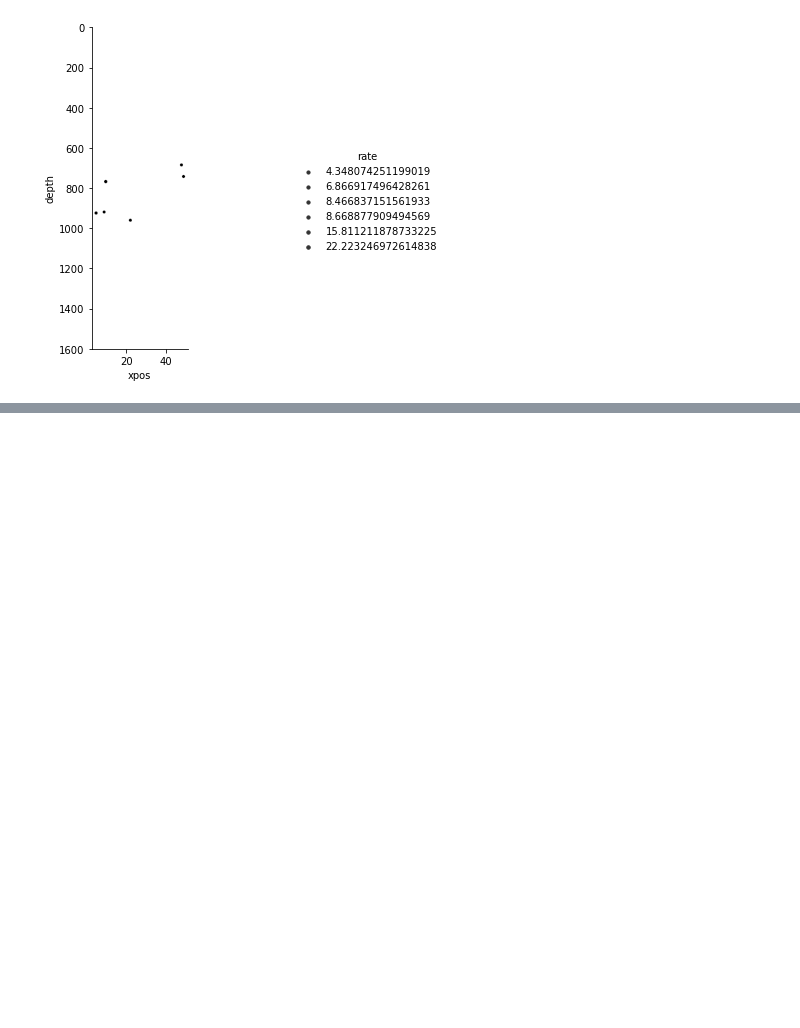
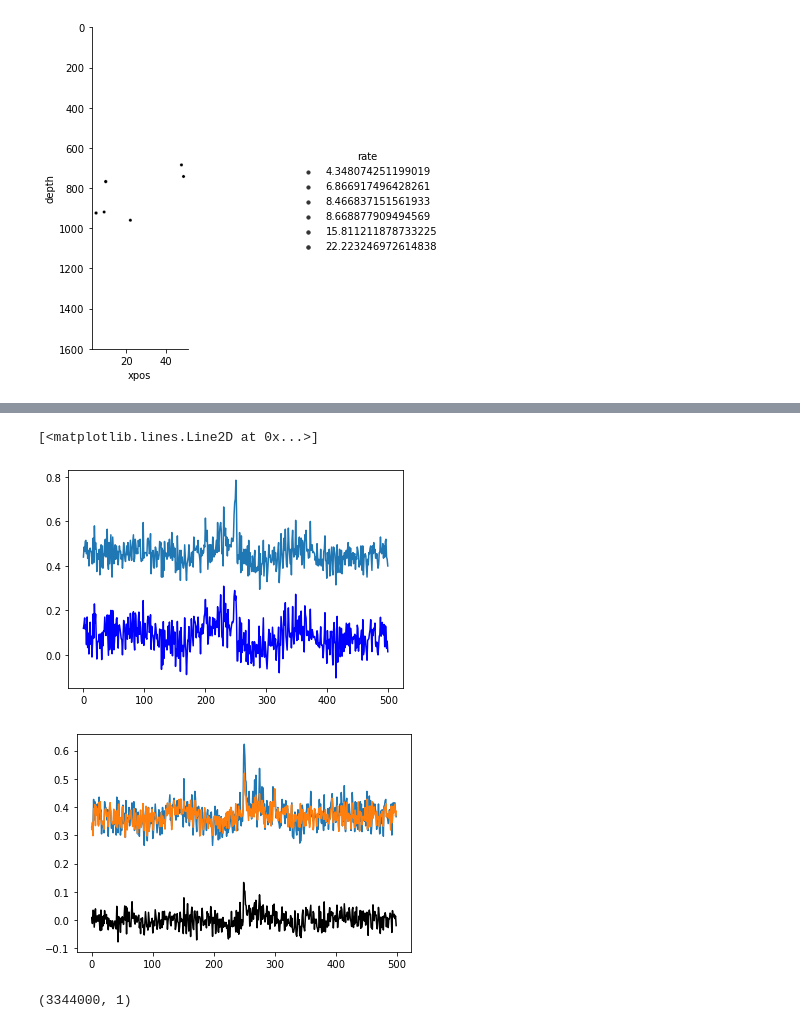
Before and after one commit to denmanlab/djd_notebooks, a Jupyter notebook: autobahn_makeNWB_3593.ipynb, the cells around one changed output, grey strips where cells are left out. Saved outputs shown, nothing was run; the diff lists cells and outputs as text; code cells hidden in the pictures; blank space fills up the shorter version.

```diff
--- a/autobahn_makeNWB_3593.ipynb
+++ b/autobahn_makeNWB_3593.ipynb
@@ -774,0 +868,28 @@ plt.gca().set_aspect(0.1)
+# %%
+ccg_, time = ccg(times1,times2,binrange=(-.250,.250),binsize=.001)
+ccg_1 = xcorrfft(ms1,ms2,int(nextpow2(ms1.shape[0]))) / np.sqrt(np.mean(times1.shape[0])**2+np.mean(times2.shape[0])**2) * 100.
+
+b=jitter_1d(ms1.reshape(100,-1),2)
+c=jitter_1d(ms2.reshape(100,-1),2)
+ccg_2 = xcorrfft(b.flatten(),c.flatten(),int(nextpow2(b.flatten().shape[0])))/ np.sqrt(np.mean(times1.shape[0])**2+np.mean(times2.shape[0])**2) * 100.
+
+ccg__,time = ccg(np.where(np.unique(b).flatten())[0]/1000.,np.where(np.unique(c).flatten())[0]/1000.,binrange=(-.250,.250),binsize=.001)
+ccg_c = ccg_1-ccg_2
+# %%
+plt.plot(ccg_)
+ccg_c2 = ccg_ - ccg_2[int(ccg_2.shape[0]/2 - 250):int(ccg_2.shape[0]/2 + 250)]
+plt.plot(ccg_c2,'b')
+# plt.plot(ccg__)
+# plt.figure()
+plt.figure()
+plt.plot(ccg_1[int(ccg_1.shape[0]/2 - 250):int(ccg_1.shape[0]/2 + 250)])
+plt.plot(ccg_2[int(ccg_2.shape[0]/2 - 250):int(ccg_2.shape[0]/2 + 250)])
+plt.plot(ccg_c[int(ccg_c.shape[0]/2 - 250):int(ccg_c.shape[0]/2 + 250)],'k')
+# %% [output]
+[<matplotlib.lines.Line2D at 0x...>]
+[figure, added]
+[figure, added]
+# %%
+ms1[..., np.newaxis].shape
+# %% [output]
+(3344000, 1)
```
Also changed, not shown: parts of 28 cells of this notebook, 17 other files.
